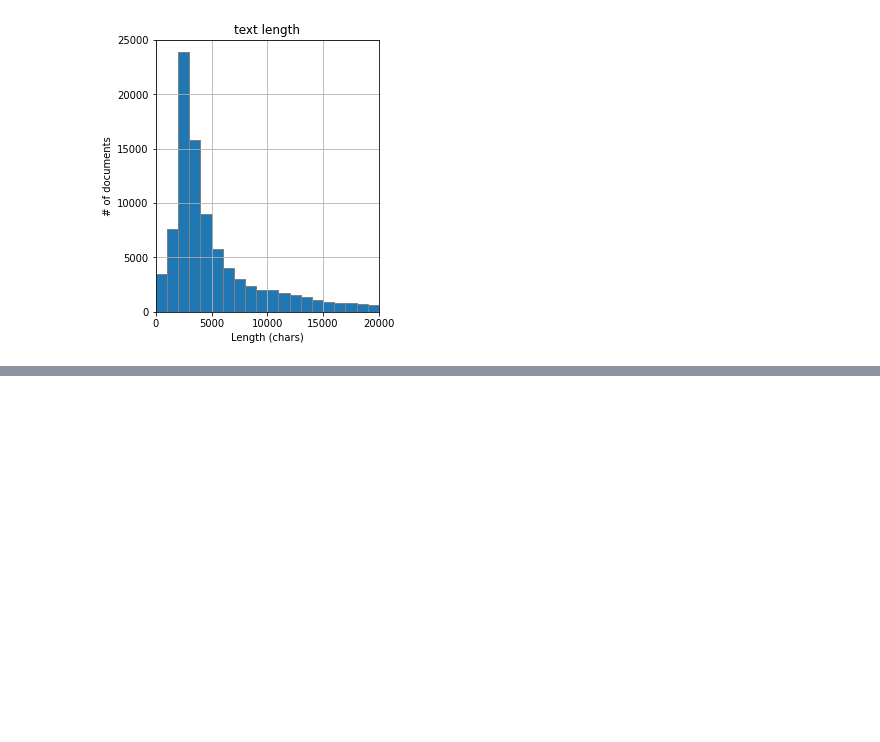
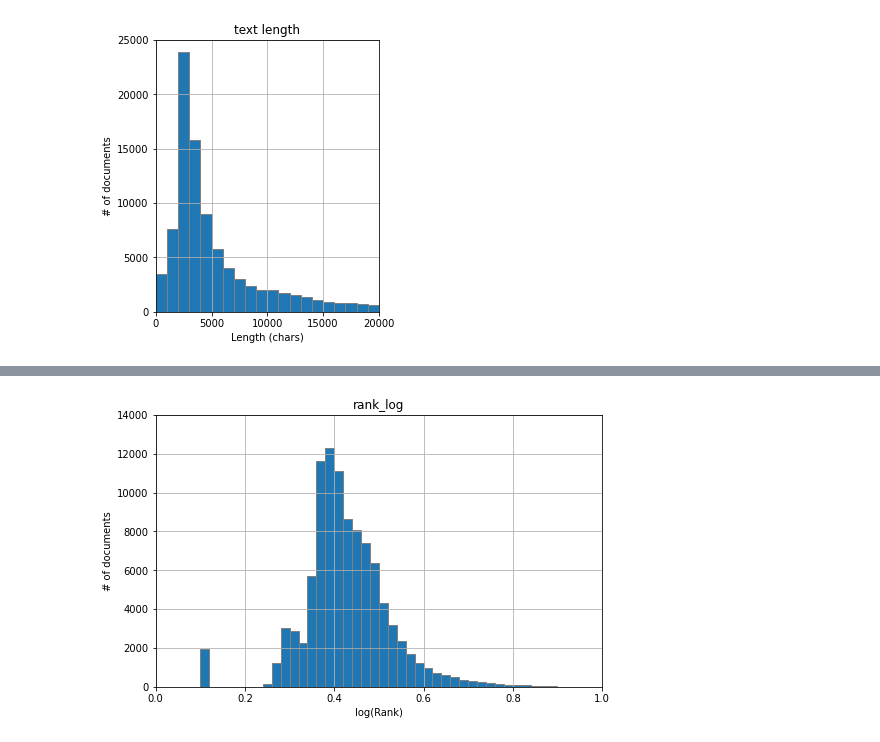
Before and after one commit to dmfrodrigues/feup-pri-proj, a Jupyter notebook: exploration/Data Exploration.ipynb, the cells around one changed output, grey strips where cells are left out. Saved outputs shown, nothing was run; the diff lists cells and outputs as text; code cells hidden in the pictures; blank space fills up the shorter version.

```diff
--- a/exploration/Data Exploration.ipynb
+++ b/exploration/Data Exploration.ipynb
@@ -527,0 +571,2 @@ plt.savefig('text-length-histogram.svg')
+# %%
+data['rank_log'] = np.log((np.log(data['rank'])+15))/2.325
@@ -527,0 +585,10 @@ plt.savefig('text-length-histogram.svg')
+# %%
+ax = data['rank_log'].hist(bins=50, edgecolor='grey', range=(0, 1), figsize=(8,5))
+ax.set_xlim([0, 1])
+ax.set_ylim([0, 14000])
+plt.title('rank_log')
+plt.xlabel('log(Rank)')
+plt.ylabel('# of documents')
+plt.savefig('rank-histogram.svg')
+# %% [output]
+[figure, added]
```
Also changed, not shown: parts of 8 cells of this notebook.
